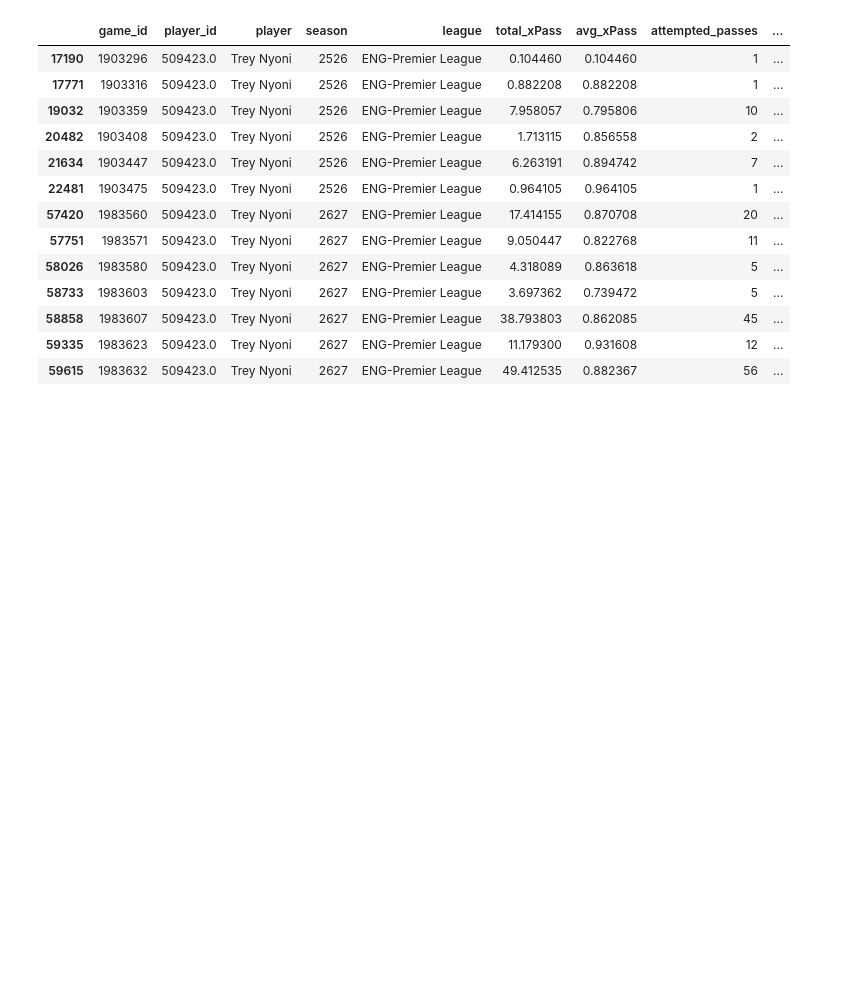
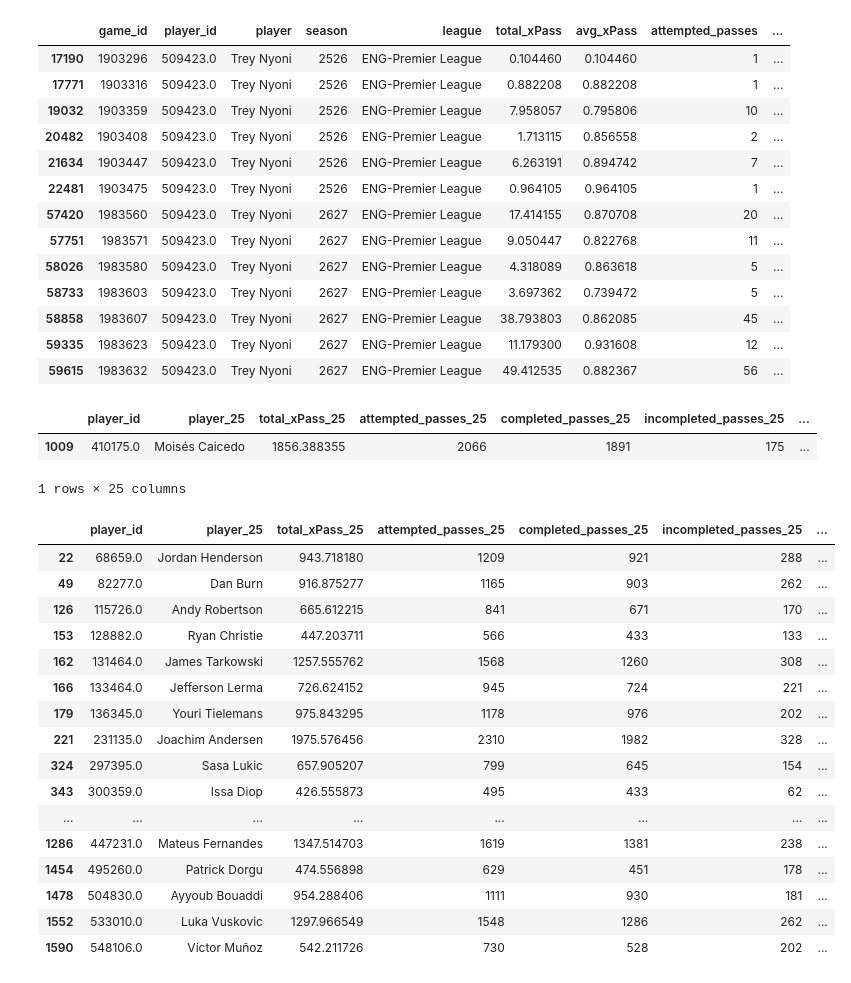
Before and after one commit to sethmckinnonevans/xPass, a Jupyter notebook: notebooks/03_26-27_analysis.ipynb, the cells around one changed output. Cells and saved outputs as stored; diff of their text form; code cells hidden in the pictures; blank space fills up the shorter version.

```diff
--- a/notebooks/03_26-27_analysis.ipynb
+++ b/notebooks/03_26-27_analysis.ipynb
@@ -184,6 +184,9 @@ player_26_league = (
     .drop_duplicates("player_id")
     [["player_id", "league"]]
 )
+player_26 = player_season_xpass[
+    player_season_xpass["season"] == 2627
+].copy()
 
 player_26_totals = (
     player_26.groupby("player_id", as_index=False)
@@ -904,3 +898,39 @@ display(player_match_xpass[player_match_xpass["player"] == "Trey Nyoni"])
 | 58858 | 1983607 | 509423.0 | Trey Nyoni | 2627 | ENG-Premier League | 38.793803 | 0.862085 | 45 | ... |
 | 59335 | 1983623 | 509423.0 | Trey Nyoni | 2627 | ENG-Premier League | 11.179300 | 0.931608 | 12 | ... |
 | 59615 | 1983632 | 509423.0 | Trey Nyoni | 2627 | ENG-Premier League | 49.412535 | 0.882367 | 56 | ... |
+# %%
+display(trajectory_filtered[trajectory_filtered["player"] == "Moisés Caicedo"])
+# %% [output]
+|  | player_id | player_25 | total_xPass_25 | attempted_passes_25 | completed_passes_25 | incompleted_passes_25 | ... |
+| 1009 | 410175.0 | Moisés Caicedo | 1856.388355 | 2066 | 1891 | 175 | ... |
+1 rows × 25 columns
+# %%
+
+pd.set_option("display.max_columns", None)
+pd.set_option("display.max_rows", None)
+pd.reset_option("display.width")
+display(
+    trajectory_filtered[
+        (trajectory_filtered["league"] == "ENG-Premier League") &
+        (trajectory_filtered["change_avg_xPass"] > 0) &
+        (trajectory_filtered["change_PAx"] > 0)
+    ]
+)
+# %% [output]
+|  | player_id | player_25 | total_xPass_25 | attempted_passes_25 | completed_passes_25 | incompleted_passes_25 | ... |
+| 22 | 68659.0 | Jordan Henderson | 943.718180 | 1209 | 921 | 288 | ... |
+| 49 | 82277.0 | Dan Burn | 916.875277 | 1165 | 903 | 262 | ... |
+| 126 | 115726.0 | Andy Robertson | 665.612215 | 841 | 671 | 170 | ... |
+| 153 | 128882.0 | Ryan Christie | 447.203711 | 566 | 433 | 133 | ... |
+| 162 | 131464.0 | James Tarkowski | 1257.555762 | 1568 | 1260 | 308 | ... |
+| 166 | 133464.0 | Jefferson Lerma | 726.624152 | 945 | 724 | 221 | ... |
+| 179 | 136345.0 | Youri Tielemans | 975.843295 | 1178 | 976 | 202 | ... |
+| 221 | 231135.0 | Joachim Andersen | 1975.576456 | 2310 | 1982 | 328 | ... |
+| 324 | 297395.0 | Sasa Lukic | 657.905207 | 799 | 645 | 154 | ... |
+| 343 | 300359.0 | Issa Diop | 426.555873 | 495 | 433 | 62 | ... |
+| ... | ... | ... | ... | ... | ... | ... | ... |
+| 1286 | 447231.0 | Mateus Fernandes | 1347.514703 | 1619 | 1381 | 238 | ... |
+| 1454 | 495260.0 | Patrick Dorgu | 474.556898 | 629 | 451 | 178 | ... |
+| 1478 | 504830.0 | Ayyoub Bouaddi | 954.288406 | 1111 | 930 | 181 | ... |
+| 1552 | 533010.0 | Luka Vuskovic | 1297.966549 | 1548 | 1286 | 262 | ... |
+| 1590 | 548106.0 | Víctor Muñoz | 542.211726 | 730 | 528 | 202 | ... |
```
Also changed, not shown: parts of 6 cells of this notebook, 8 other files.
